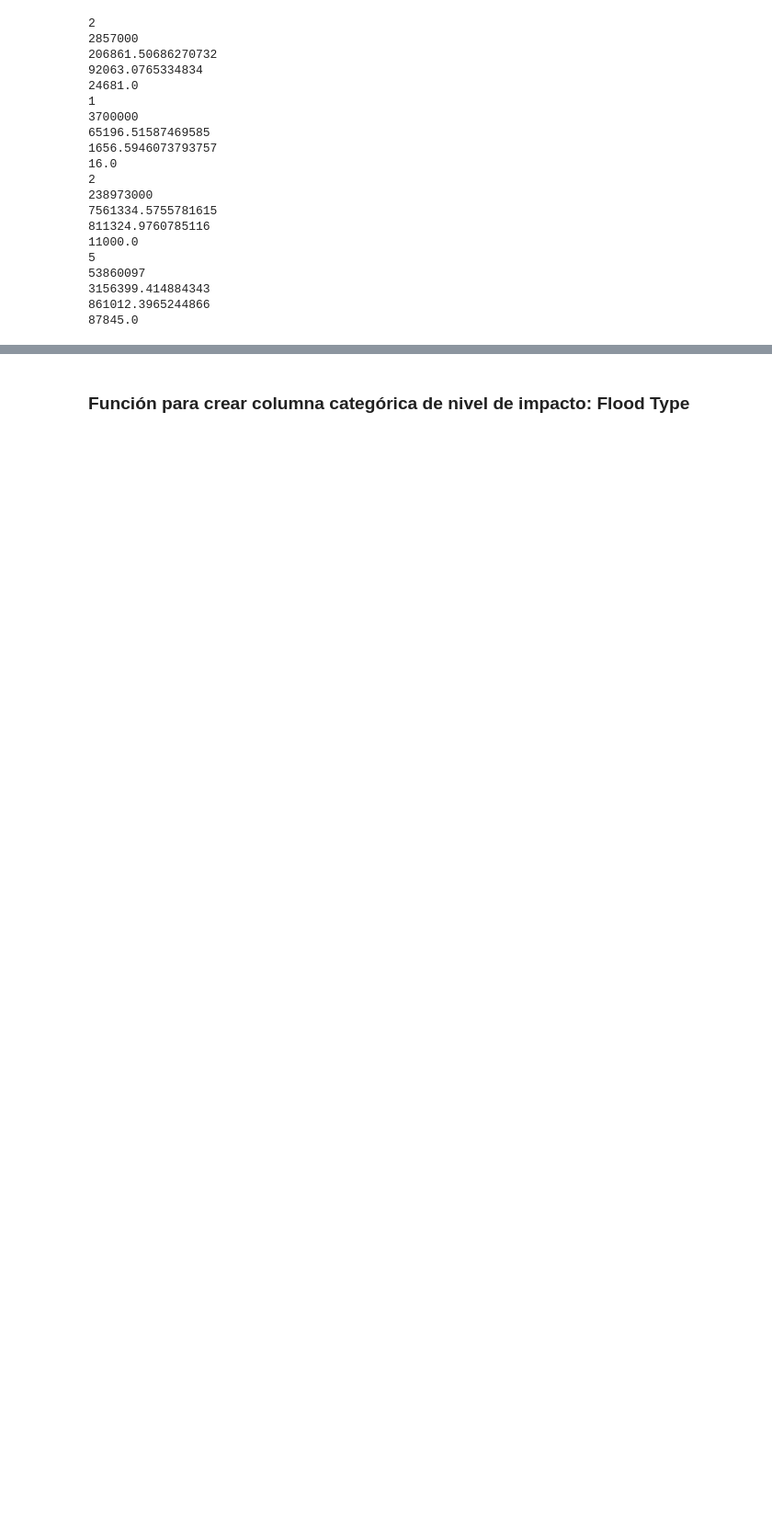
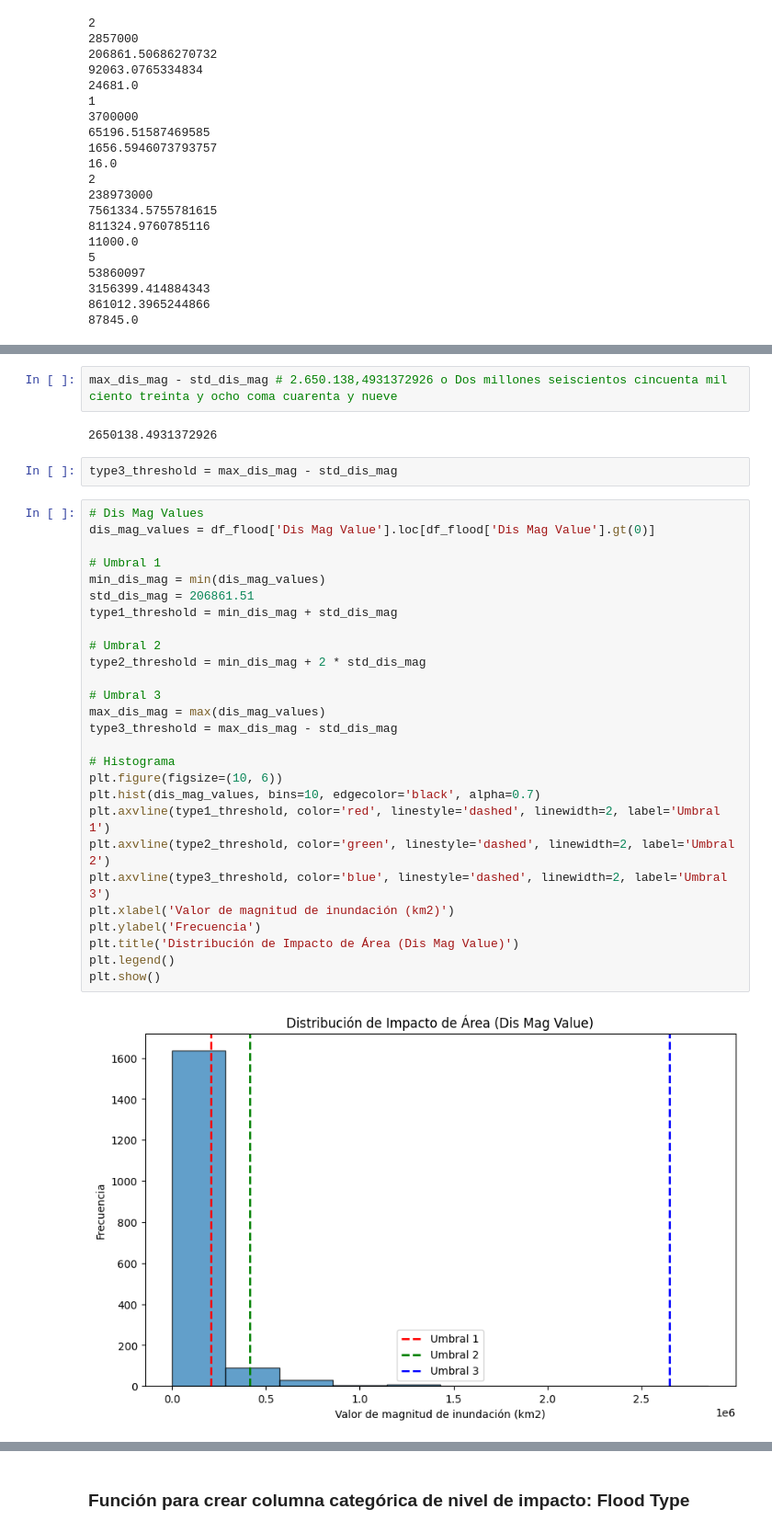
Before and after one commit to AleDataAnalyst/grupo2_desastresnaturales, a Jupyter notebook: Notebooks/03ModelosPipelines/03Flood_RandomForestClassifiervs1_numnum_yDestructionLevel.ipynb, the cells around one changed output, grey strips where cells are left out. Shown at 92% size. Drawn from its saved outputs; the diff is of its cells as text; blank space fills up the shorter version.

Commit message:
Explicación y gráfica de umbrales

```diff
--- a/Notebooks/03ModelosPipelines/03Flood_RandomForestClassifiervs1_numnum_yDestructionLevel.ipynb
+++ b/Notebooks/03ModelosPipelines/03Flood_RandomForestClassifiervs1_numnum_yDestructionLevel.ipynb
@@ -270,0 +309,35 @@ type3_threshold = max_dis_mag - std_dis_mag
+# %%
+max_dis_mag - std_dis_mag # 2.650.138,4931372926 o Dos millones seiscientos cincuenta mil ciento treinta y ocho coma cuarenta y nueve
+# %% [output]
+2650138.4931372926
+# %%
+type3_threshold = max_dis_mag - std_dis_mag
+# %%
+# Dis Mag Values
+dis_mag_values = df_flood['Dis Mag Value'].loc[df_flood['Dis Mag Value'].gt(0)]
+
+# Umbral 1
+min_dis_mag = min(dis_mag_values)
+std_dis_mag = 206861.51
+type1_threshold = min_dis_mag + std_dis_mag
+
+# Umbral 2
+type2_threshold = min_dis_mag + 2 * std_dis_mag
+
+# Umbral 3
+max_dis_mag = max(dis_mag_values)
+type3_threshold = max_dis_mag - std_dis_mag
+
+# Histograma
+plt.figure(figsize=(10, 6))
+plt.hist(dis_mag_values, bins=10, edgecolor='black', alpha=0.7)
+plt.axvline(type1_threshold, color='red', linestyle='dashed', linewidth=2, label='Umbral 1')
+plt.axvline(type2_threshold, color='green', linestyle='dashed', linewidth=2, label='Umbral 2')
+plt.axvline(type3_threshold, color='blue', linestyle='dashed', linewidth=2, label='Umbral 3')
+plt.xlabel('Valor de magnitud de inundación (km2)')
+plt.ylabel('Frecuencia')
+plt.title('Distribución de Impacto de Área (Dis Mag Value)')
+plt.legend()
+plt.show()
+# %% [output]
+[figure, added]
```
Also changed, not shown: parts of 24 cells of this notebook.
